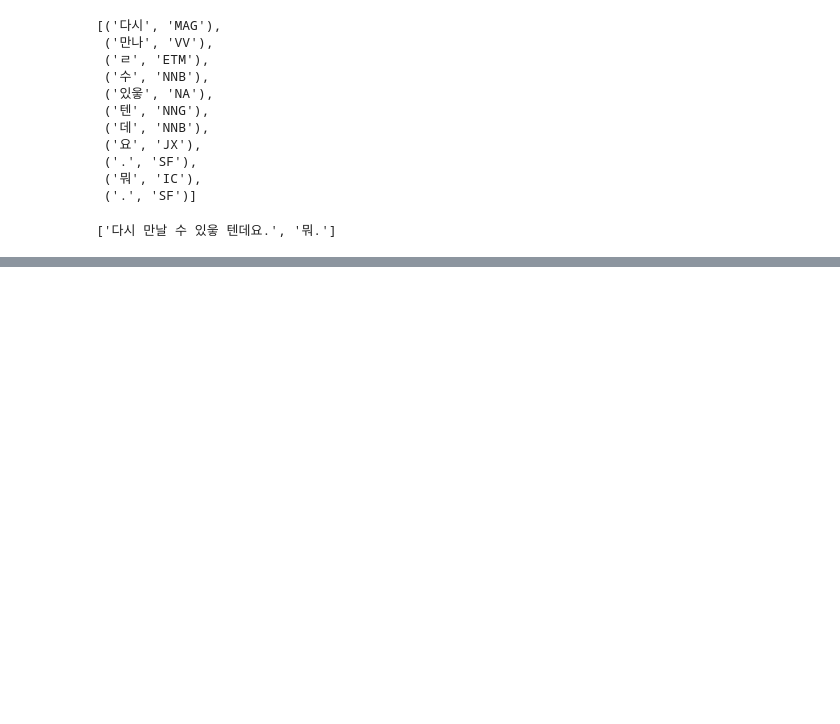
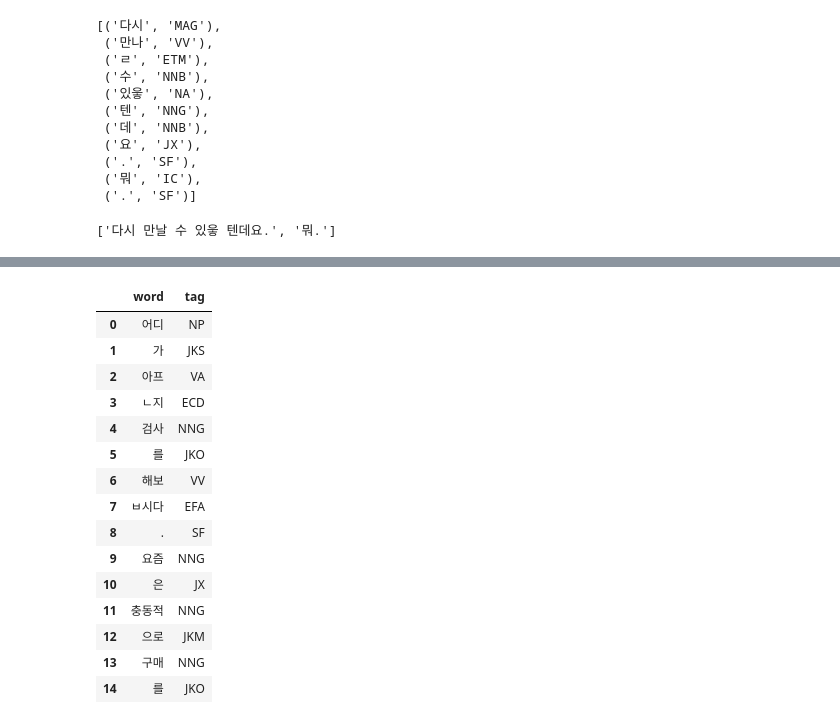
Before and after one commit to JASorianoHernandez/koreanLanguage, a Jupyter notebook: hanja_complex_and_topik_practice_test_analysis.ipynb, the cells around one changed output, grey strips where cells are left out. Saved outputs shown, nothing was run; the diff lists cells and outputs as text; code cells hidden in the pictures; blank space fills up the shorter version.

```diff
--- a/hanja_complex_and_topik_practice_test_analysis.ipynb
+++ b/hanja_complex_and_topik_practice_test_analysis.ipynb
@@ -236,0 +309,20 @@ pprint(kkma.sentences(str(df_topik['answer'][1])))
+# %%
+df = pd.DataFrame(lista, columns =['word', 'tag'])
+df.head(15)
+# %% [output]
+|  | word | tag |
+| 0 | 어디 | NP |
+| 1 | 가 | JKS |
+| 2 | 아프 | VA |
+| 3 | ㄴ지 | ECD |
+| 4 | 검사 | NNG |
+| 5 | 를 | JKO |
+| 6 | 해보 | VV |
+| 7 | ㅂ시다 | EFA |
+| 8 | . | SF |
+| 9 | 요즘 | NNG |
+| 10 | 은 | JX |
+| 11 | 충동적 | NNG |
+| 12 | 으로 | JKM |
+| 13 | 구매 | NNG |
+| 14 | 를 | JKO |
```
Also changed, not shown: parts of 8 cells of this notebook, 5 other files.
